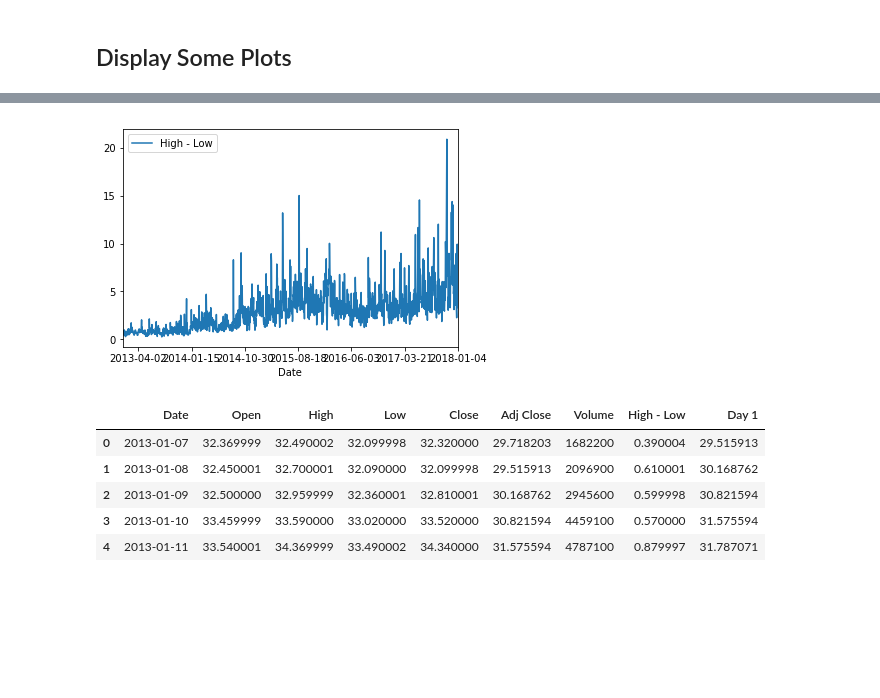
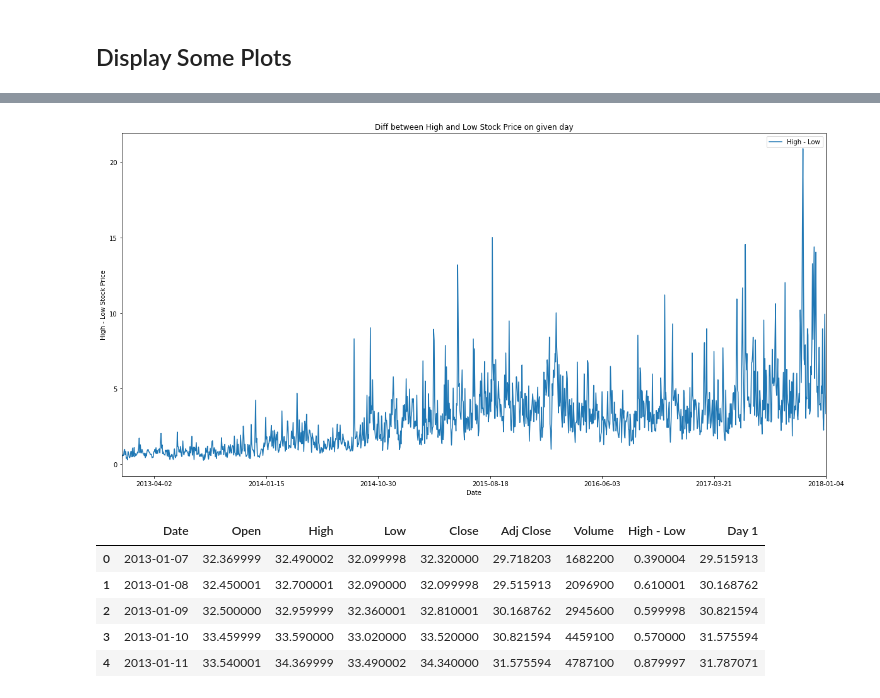
Before and after one commit to sandeeppaulraj/machine-learning, a Jupyter notebook: projects/capstone/stock_price_estimator.ipynb, the cells around one changed output, grey strips where cells are left out. Saved outputs shown, nothing was run; the diff lists cells and outputs as text; code cells hidden in the pictures; blank space fills up the shorter version.

```diff
--- a/projects/capstone/stock_price_estimator.ipynb
+++ b/projects/capstone/stock_price_estimator.ipynb
@@ -270,9 +280,12 @@ plt.show()
 # %%
-avgo.plot(x = 'Date', y = 'High - Low')
+avgo.plot(x = 'Date', y = 'High - Low', figsize = (20, 10))
+plt.xlabel('Date')
+plt.ylabel('High - Low Stock Price')
+plt.title('Diff between High and Low Stock Price on given day')
 plt.gca().invert_xaxis()
 plt.show()
 # %% [output]
-[figure, old version]
+[figure, new version]
 # %%
 avgo = avgo.iloc[::-1]
 avgo = avgo.reset_index()
```
Also changed, not shown: parts of 44 cells of this notebook.
